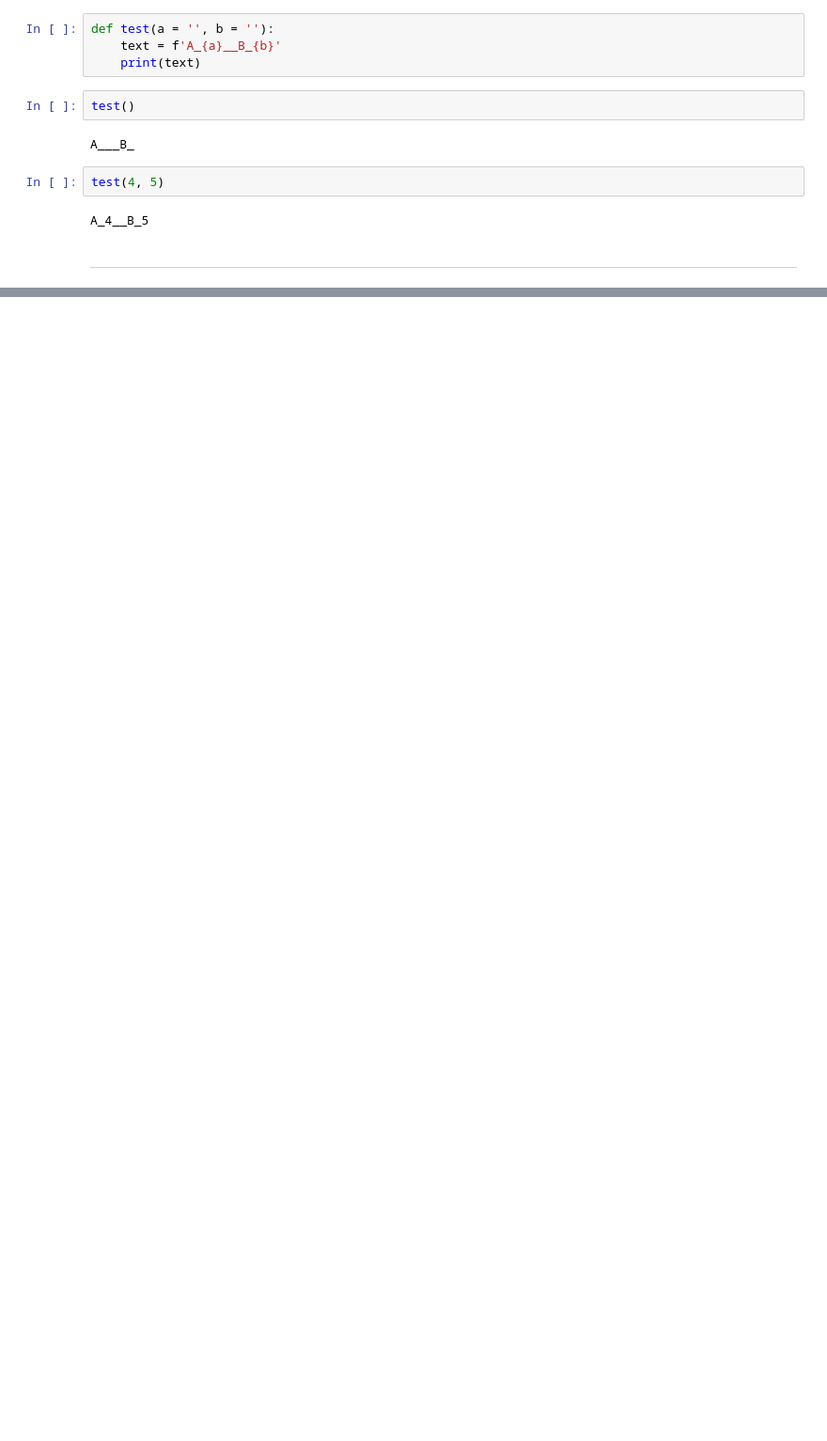
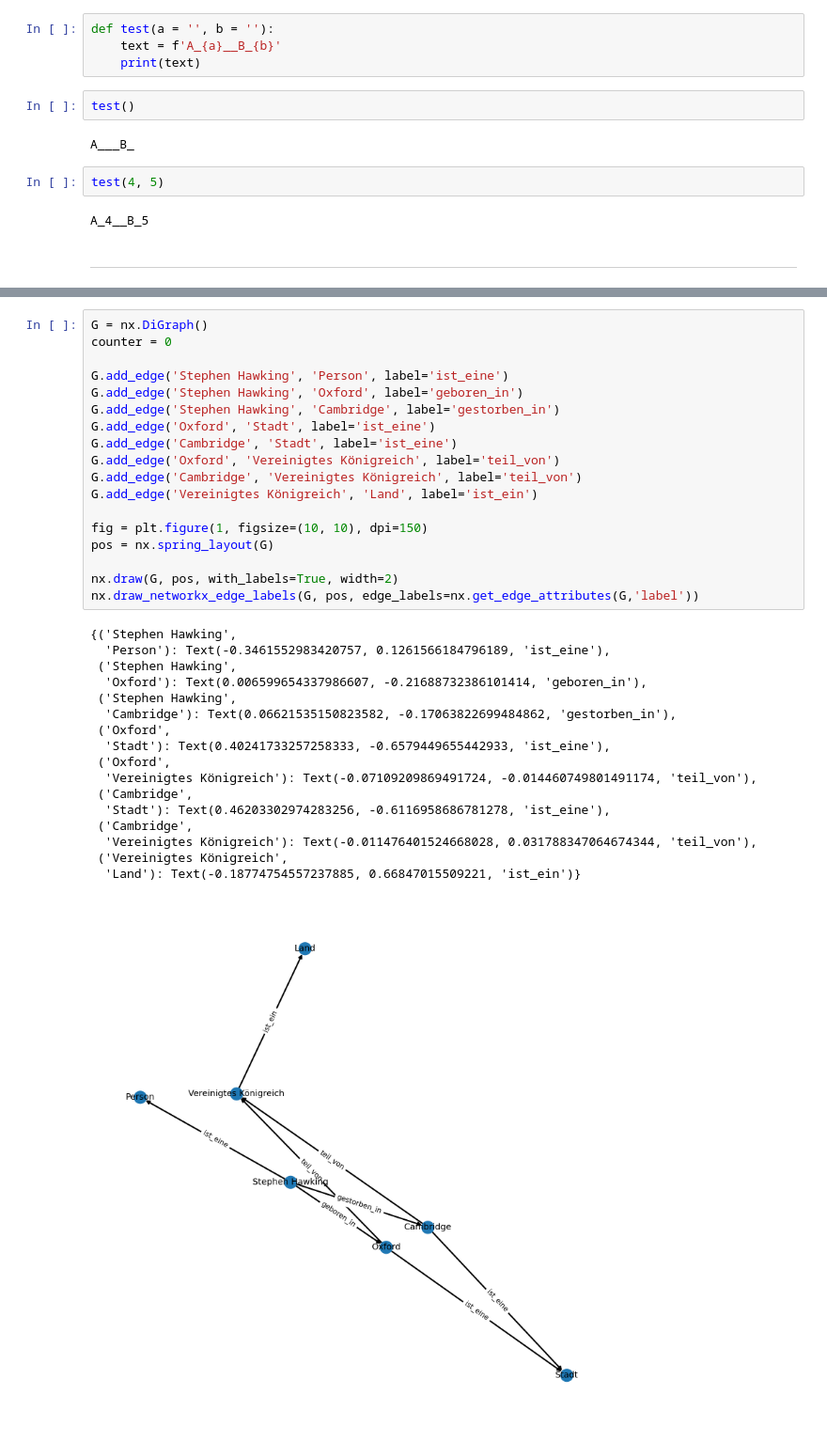
Before and after one commit to pxtn/zhaw-bsc-thesis-network-science, a Jupyter notebook: notebooks/playground.ipynb, the cells around one changed output, grey strips where cells are left out. Shown at 94% size. Cells and saved outputs as stored; diff of their text form; blank space fills up the shorter version.

```diff
--- a/notebooks/playground.ipynb
+++ b/notebooks/playground.ipynb
@@ -250,0 +273,36 @@ for node in G.nodes():
+# %%
+G = nx.DiGraph()
+counter = 0
+
+G.add_edge('Stephen Hawking', 'Person', label='ist_eine')
+G.add_edge('Stephen Hawking', 'Oxford', label='geboren_in')
+G.add_edge('Stephen Hawking', 'Cambridge', label='gestorben_in')
+G.add_edge('Oxford', 'Stadt', label='ist_eine')
+G.add_edge('Cambridge', 'Stadt', label='ist_eine')
+G.add_edge('Oxford', 'Vereinigtes Königreich', label='teil_von')
+G.add_edge('Cambridge', 'Vereinigtes Königreich', label='teil_von')
+G.add_edge('Vereinigtes Königreich', 'Land', label='ist_ein')
+
+fig = plt.figure(1, figsize=(10, 10), dpi=150)
+pos = nx.spring_layout(G)
+
+nx.draw(G, pos, with_labels=True, width=2)
+nx.draw_networkx_edge_labels(G, pos, edge_labels=nx.get_edge_attributes(G,'label'))
+# %% [output]
+{('Stephen Hawking',
+  'Person'): Text(-0.3461552983420757, 0.1261566184796189, 'ist_eine'),
+ ('Stephen Hawking',
+  'Oxford'): Text(0.006599654337986607, -0.21688732386101414, 'geboren_in'),
+ ('Stephen Hawking',
+  'Cambridge'): Text(0.06621535150823582, -0.17063822699484862, 'gestorben_in'),
+ ('Oxford',
+  'Stadt'): Text(0.40241733257258333, -0.6579449655442933, 'ist_eine'),
+ ('Oxford',
+  'Vereinigtes Königreich'): Text(-0.07109209869491724, -0.014460749801491174, 'teil_von'),
+ ('Cambridge',
+  'Stadt'): Text(0.46203302974283256, -0.6116958686781278, 'ist_eine'),
+ ('Cambridge',
+  'Vereinigtes Königreich'): Text(-0.011476401524668028, 0.031788347064674344, 'teil_von'),
+ ('Vereinigtes Königreich',
+  'Land'): Text(-0.18774754557237885, 0.66847015509221, 'ist_ein')}
+[figure, added]
```
Also changed, not shown: parts of 15 cells of this notebook, 10 other files.
